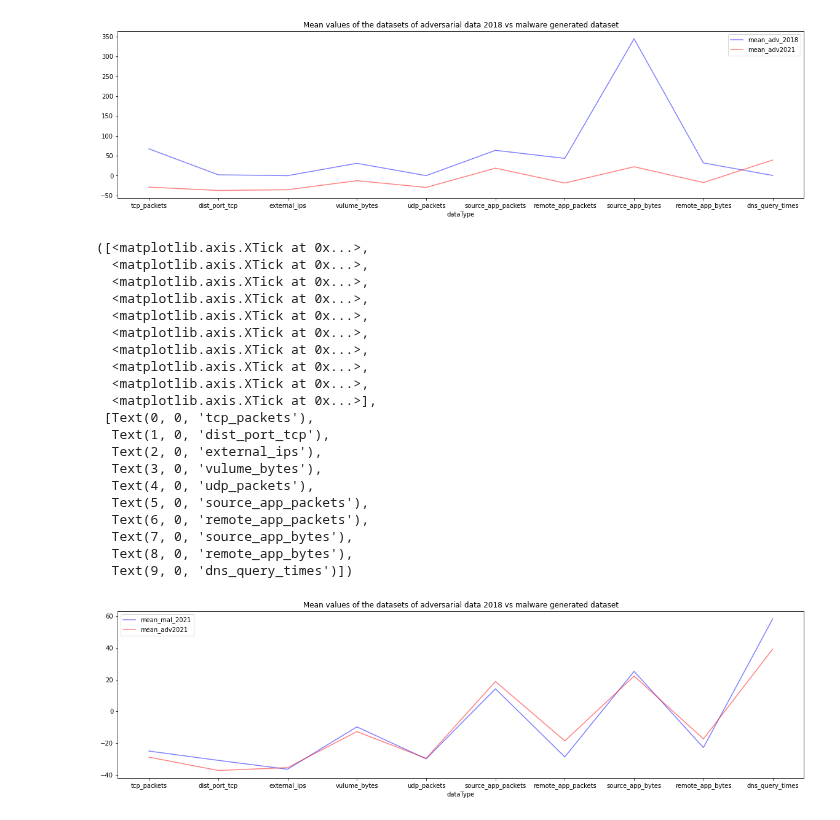
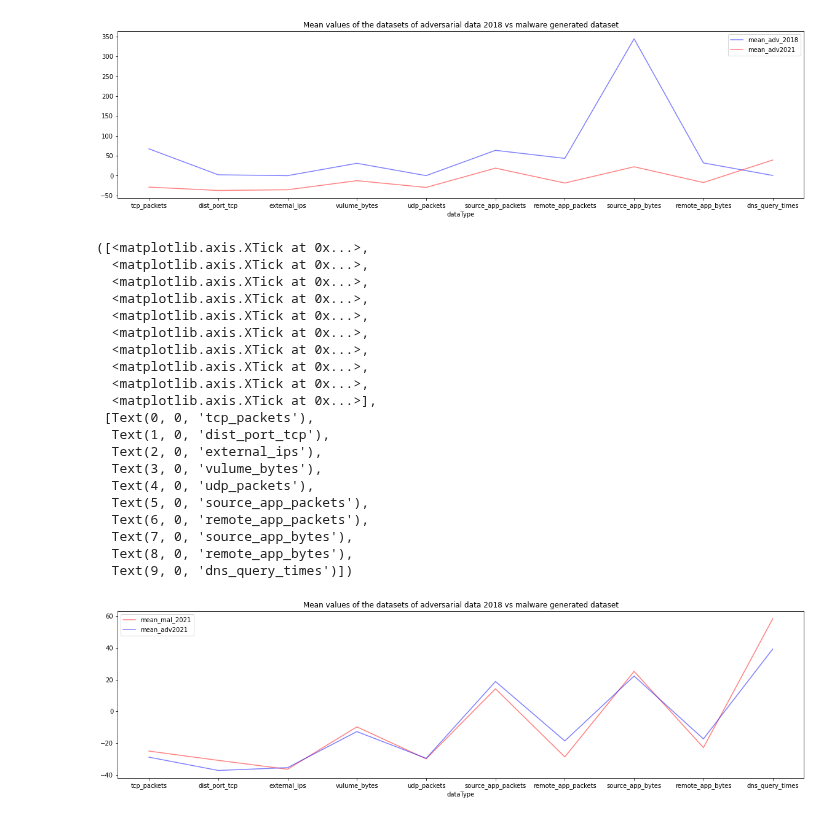
Before and after one commit to DHuertasTR/SecureLearningDRL, a Jupyter notebook: code 2021/Data_comparison.ipynb, the cells around one changed output. Cells and saved outputs as stored; diff of their text form; code cells hidden in the pictures.

```diff
--- a/code 2021/Data_comparison.ipynb
+++ b/code 2021/Data_comparison.ipynb
@@ -85,7 +97,7 @@ dataAdversarial2018.describe()
 #datos para el grafico
 colsTemp=['tcp_packets','dist_port_tcp','external_ips','vulume_bytes','udp_packets','source_app_packets','remote_app_packets',' source_app_bytes','remote_app_bytes','dns_query_times']
 d={'dataType':cols,'mean_golden_malware':[golden_data[golden_data.type=='malicious'][col].mean() for col in colsTemp],'mean_adv2021':[advData[col].mean() for col in cols],
-   'mean_adv_2018':[dataAdversarial2018[col].mean() for col in colsTemp],'mean_mal_2021':[maldata2021[col].mean() for col in cols]}
+   'mean_adv_2018':[dataAdversarial2018[col].mean() for col in colsTemp],'mean_mal_2021':[maldata2021[col].mean() for col in cols],'mean_golden_benign':[golden_data[golden_data.type=='benign'][col].mean() for col in colsTemp]}
 df=pd.DataFrame(data=d)
 # %%
 df
@@ -219,30 +232,30 @@ plt.xticks(df.index, df['dataType'], rotation=0)
 [figure]
 # %%
 ax=plt.gca()
-df.plot(kind='line',x='dataType',y='mean_mal_2021',ax=ax,color='blue',alpha=0.5)
-df.plot(kind='line',x='dataType',y='mean_adv2021',ax=ax,color='red',alpha=0.5)
+df.plot(kind='line',x='dataType',y='mean_mal_2021',ax=ax,color='red',alpha=0.5)
+df.plot(kind='line',x='dataType',y='mean_adv2021',ax=ax,color='blue',alpha=0.5)
 ax.set_title('Mean values of the datasets of adversarial data 2018 vs malware generated dataset')
 plt.rcParams["figure.figsize"]=(20, 5)
 plt.xticks(df.index, df['dataType'], rotation=0)
 # %% [output]
 ([<matplotlib.axis.XTick at 0x...>,
   <matplotlib.axis.XTick at 0x...>,
   <matplotlib.axis.XTick at 0x...>,
   <matplotlib.axis.XTick at 0x...>,
   <matplotlib.axis.XTick at 0x...>,
   <matplotlib.axis.XTick at 0x...>,
   <matplotlib.axis.XTick at 0x...>,
   <matplotlib.axis.XTick at 0x...>,
   <matplotlib.axis.XTick at 0x...>,
   <matplotlib.axis.XTick at 0x...>],
  [Text(0, 0, 'tcp_packets'),
   Text(1, 0, 'dist_port_tcp'),
   Text(2, 0, 'external_ips'),
   Text(3, 0, 'vulume_bytes'),
   Text(4, 0, 'udp_packets'),
   Text(5, 0, 'source_app_packets'),
   Text(6, 0, 'remote_app_packets'),
   Text(7, 0, 'source_app_bytes'),
   Text(8, 0, 'remote_app_bytes'),
   Text(9, 0, 'dns_query_times')])
-[figure, old version]
+[figure, new version]
```
Also changed, not shown: parts of 4 cells of this notebook.
